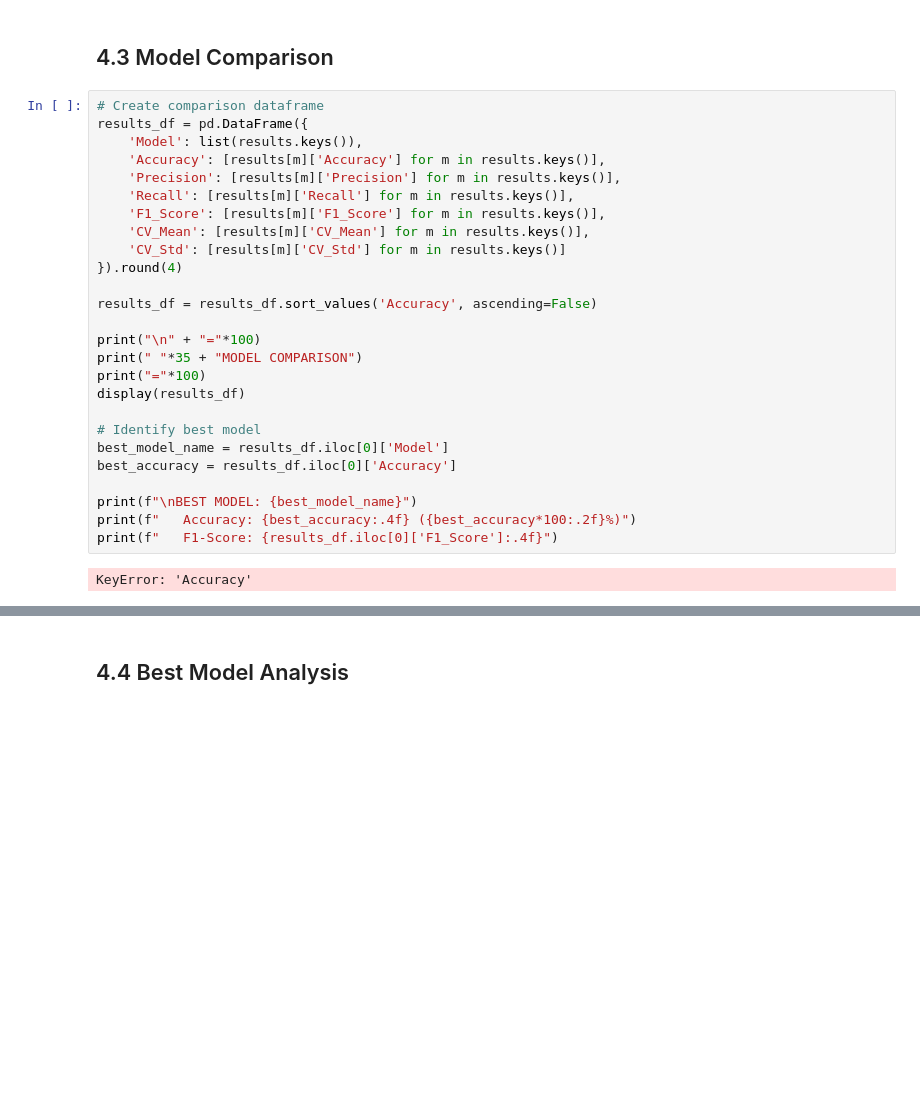
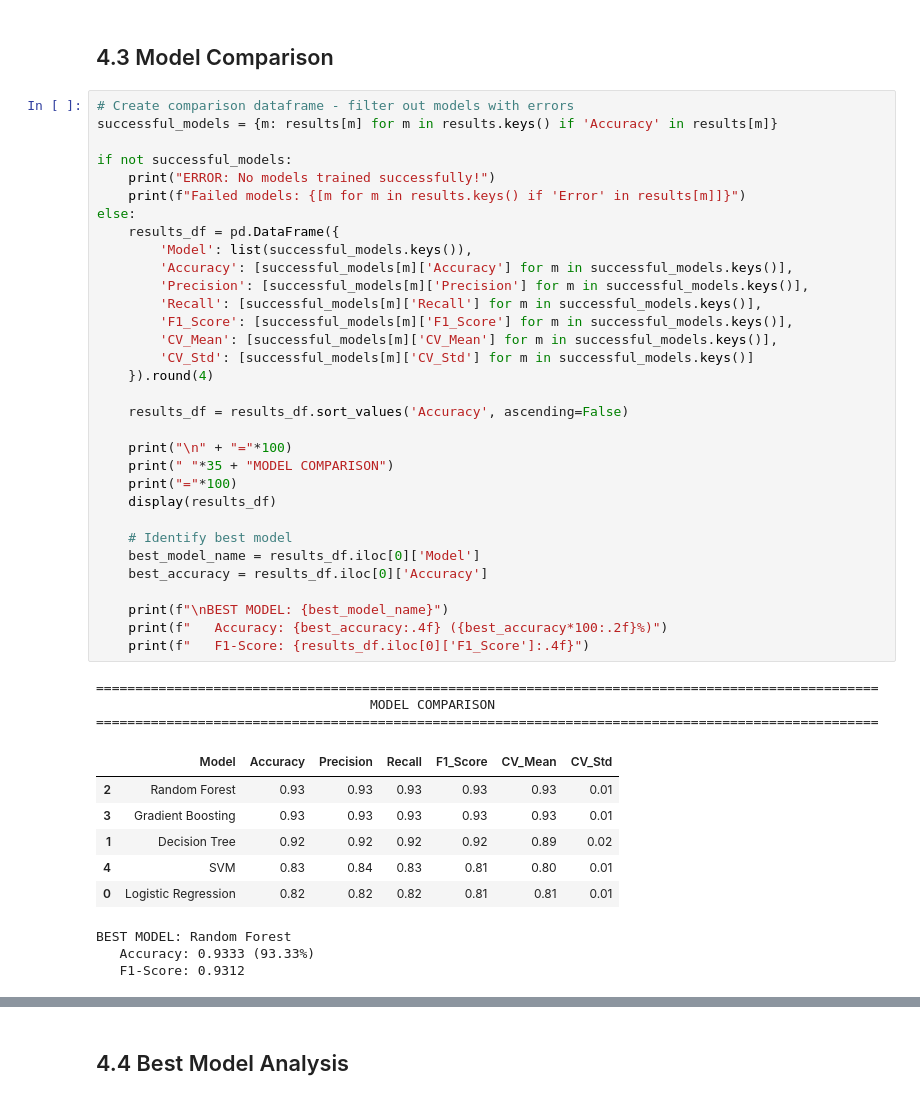
Before and after one commit to sayeesx/INX_Future_Inc_Employee_Performance_Project, a Jupyter notebook: INX_Complete_Analysis.ipynb, the cells around one changed output, grey strips where cells are left out. Cells and saved outputs as stored; diff of their text form; blank space fills up the shorter version.

```diff
--- a/INX_Complete_Analysis.ipynb
+++ b/INX_Complete_Analysis.ipynb
@@ -1311,33 +1311,50 @@ All models trained successfully (or error reported above)
 # %% [markdown]
 ## 4.3 Model Comparison
 # %%
-# Create comparison dataframe
-results_df = pd.DataFrame({
-    'Model': list(results.keys()),
-    'Accuracy': [results[m]['Accuracy'] for m in results.keys()],
-    'Precision': [results[m]['Precision'] for m in results.keys()],
-    'Recall': [results[m]['Recall'] for m in results.keys()],
-    'F1_Score': [results[m]['F1_Score'] for m in results.keys()],
-    'CV_Mean': [results[m]['CV_Mean'] for m in results.keys()],
-    'CV_Std': [results[m]['CV_Std'] for m in results.keys()]
-}).round(4)
+# Create comparison dataframe - filter out models with errors
+successful_models = {m: results[m] for m in results.keys() if 'Accuracy' in results[m]}
 
-results_df = results_df.sort_values('Accuracy', ascending=False)
+if not successful_models:
+    print("ERROR: No models trained successfully!")
+    print(f"Failed models: {[m for m in results.keys() if 'Error' in results[m]]}")
+else:
+    results_df = pd.DataFrame({
+        'Model': list(successful_models.keys()),
+        'Accuracy': [successful_models[m]['Accuracy'] for m in successful_models.keys()],
+        'Precision': [successful_models[m]['Precision'] for m in successful_models.keys()],
+        'Recall': [successful_models[m]['Recall'] for m in successful_models.keys()],
+        'F1_Score': [successful_models[m]['F1_Score'] for m in successful_models.keys()],
+        'CV_Mean': [successful_models[m]['CV_Mean'] for m in successful_models.keys()],
+        'CV_Std': [successful_models[m]['CV_Std'] for m in successful_models.keys()]
+    }).round(4)
 
-print("\n" + "="*100)
-print(" "*35 + "MODEL COMPARISON")
-print("="*100)
-display(results_df)
+    results_df = results_df.sort_values('Accuracy', ascending=False)
 
-# Identify best model
-best_model_name = results_df.iloc[0]['Model']
-best_accuracy = results_df.iloc[0]['Accuracy']
+    print("\n" + "="*100)
+    print(" "*35 + "MODEL COMPARISON")
+    print("="*100)
+    display(results_df)
 
-print(f"\nBEST MODEL: {best_model_name}")
-print(f"   Accuracy: {best_accuracy:.4f} ({best_accuracy*100:.2f}%)")
-print(f"   F1-Score: {results_df.iloc[0]['F1_Score']:.4f}")
+    # Identify best model
+    best_model_name = results_df.iloc[0]['Model']
+    best_accuracy = results_df.iloc[0]['Accuracy']
+
+    print(f"\nBEST MODEL: {best_model_name}")
+    print(f"   Accuracy: {best_accuracy:.4f} ({best_accuracy*100:.2f}%)")
+    print(f"   F1-Score: {results_df.iloc[0]['F1_Score']:.4f}")
 # %% [output]
-KeyError: 'Accuracy'
+====================================================================================================
+                                   MODEL COMPARISON
+====================================================================================================
+|  | Model | Accuracy | Precision | Recall | F1_Score | CV_Mean | CV_Std |
+| 2 | Random Forest | 0.93 | 0.93 | 0.93 | 0.93 | 0.93 | 0.01 |
+| 3 | Gradient Boosting | 0.93 | 0.93 | 0.93 | 0.93 | 0.93 | 0.01 |
+| 1 | Decision Tree | 0.92 | 0.92 | 0.92 | 0.92 | 0.89 | 0.02 |
+| 4 | SVM | 0.83 | 0.84 | 0.83 | 0.81 | 0.80 | 0.01 |
+| 0 | Logistic Regression | 0.82 | 0.82 | 0.82 | 0.81 | 0.81 | 0.01 |
+BEST MODEL: Random Forest
+   Accuracy: 0.9333 (93.33%)
+   F1-Score: 0.9312
 # %%
 # Visualize model comparison
 fig, axes = plt.subplots(2, 2, figsize=(16, 12))
```
Also changed, not shown: parts of 7 cells of this notebook, 6 other files.
